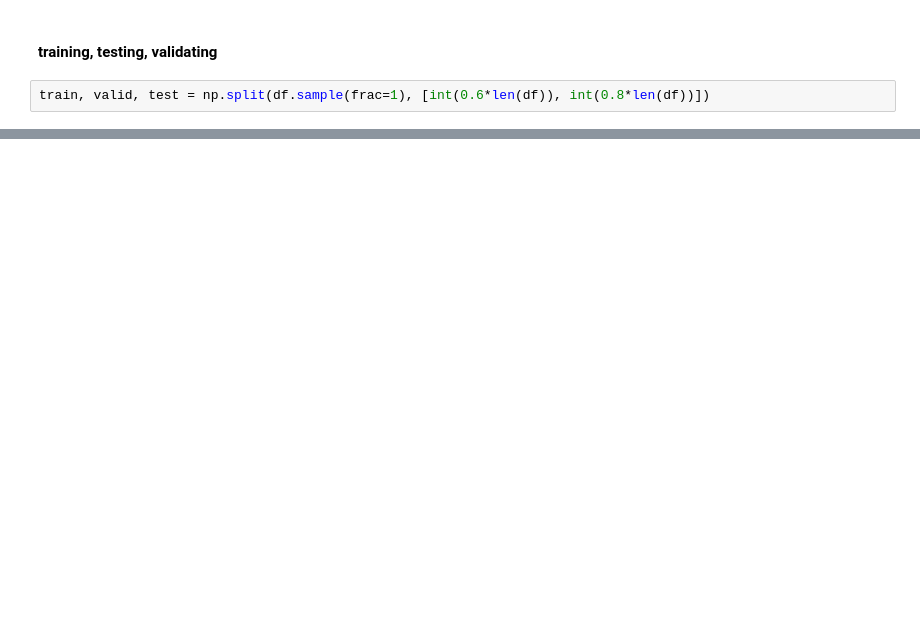
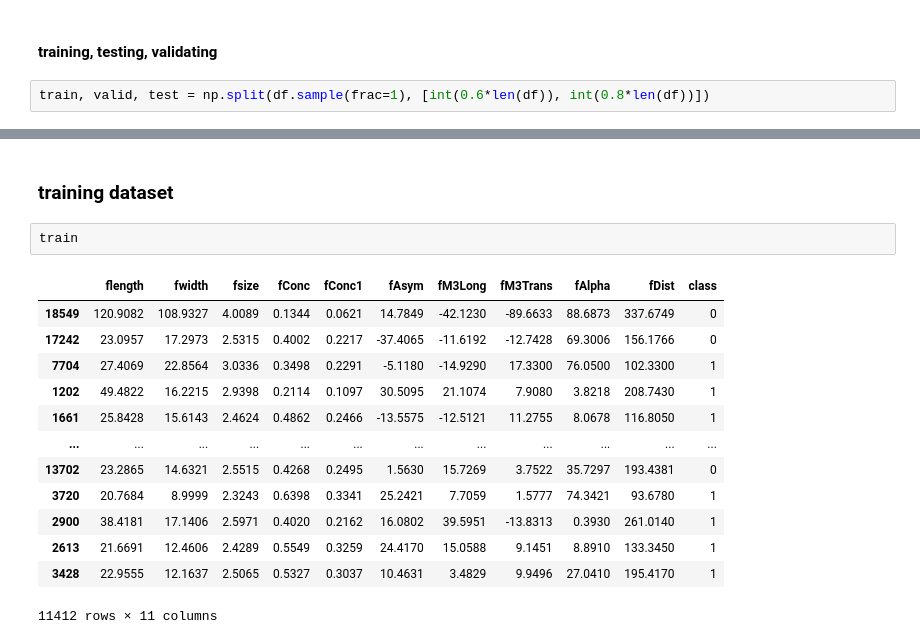
Before and after one commit to joningning/ML-Gamma-Telescope, a Jupyter notebook: Gamma-Telescope.ipynb, the cells around one changed output, grey strips where cells are left out. Saved outputs shown, nothing was run; the diff lists cells and outputs as text; blank space fills up the shorter version.

```diff
--- a/Gamma-Telescope.ipynb
+++ b/Gamma-Telescope.ipynb
@@ -65,0 +78,18 @@ train, valid, test = np.split(df.sample(frac=1), [int(0.6*len(df)), int(0.8*len(
+# %% [markdown]
+### training dataset
+# %%
+train
+# %% [output]
+|  | flength | fwidth | fsize | fConc | fConc1 | fAsym | fM3Long | fM3Trans | fAlpha | fDist | class |
+| 18549 | 120.9082 | 108.9327 | 4.0089 | 0.1344 | 0.0621 | 14.7849 | -42.1230 | -89.6633 | 88.6873 | 337.6749 | 0 |
+| 17242 | 23.0957 | 17.2973 | 2.5315 | 0.4002 | 0.2217 | -37.4065 | -11.6192 | -12.7428 | 69.3006 | 156.1766 | 0 |
+| 7704 | 27.4069 | 22.8564 | 3.0336 | 0.3498 | 0.2291 | -5.1180 | -14.9290 | 17.3300 | 76.0500 | 102.3300 | 1 |
+| 1202 | 49.4822 | 16.2215 | 2.9398 | 0.2114 | 0.1097 | 30.5095 | 21.1074 | 7.9080 | 3.8218 | 208.7430 | 1 |
+| 1661 | 25.8428 | 15.6143 | 2.4624 | 0.4862 | 0.2466 | -13.5575 | -12.5121 | 11.2755 | 8.0678 | 116.8050 | 1 |
+| ... | ... | ... | ... | ... | ... | ... | ... | ... | ... | ... | ... |
+| 13702 | 23.2865 | 14.6321 | 2.5515 | 0.4268 | 0.2495 | 1.5630 | 15.7269 | 3.7522 | 35.7297 | 193.4381 | 0 |
+| 3720 | 20.7684 | 8.9999 | 2.3243 | 0.6398 | 0.3341 | 25.2421 | 7.7059 | 1.5777 | 74.3421 | 93.6780 | 1 |
+| 2900 | 38.4181 | 17.1406 | 2.5971 | 0.4020 | 0.2162 | 16.0802 | 39.5951 | -13.8313 | 0.3930 | 261.0140 | 1 |
+| 2613 | 21.6691 | 12.4606 | 2.4289 | 0.5549 | 0.3259 | 24.4170 | 15.0588 | 9.1451 | 8.8910 | 133.3450 | 1 |
+| 3428 | 22.9555 | 12.1637 | 2.5065 | 0.5327 | 0.3037 | 10.4631 | 3.4829 | 9.9496 | 27.0410 | 195.4170 | 1 |
+11412 rows × 11 columns
```
Also changed, not shown: parts of 6 cells of this notebook.
